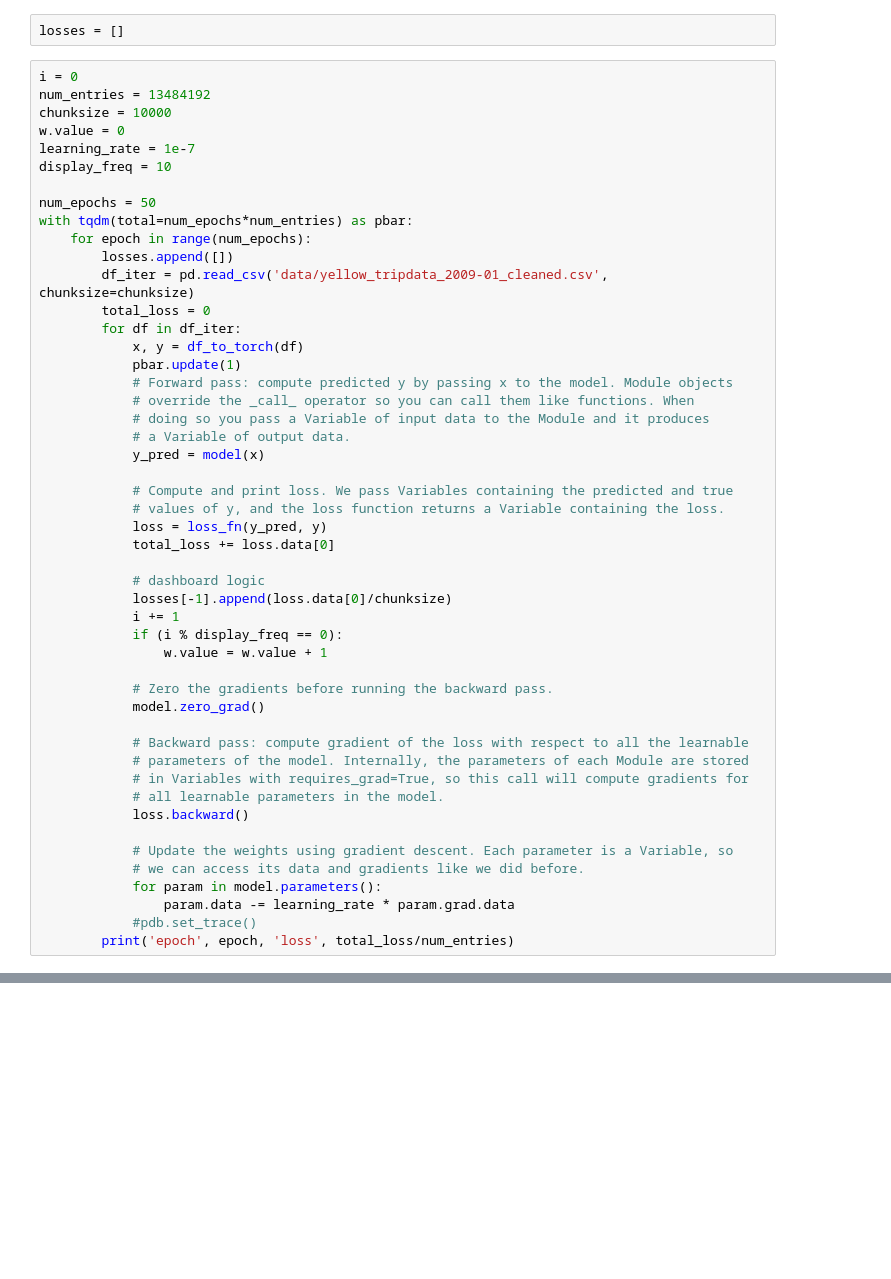
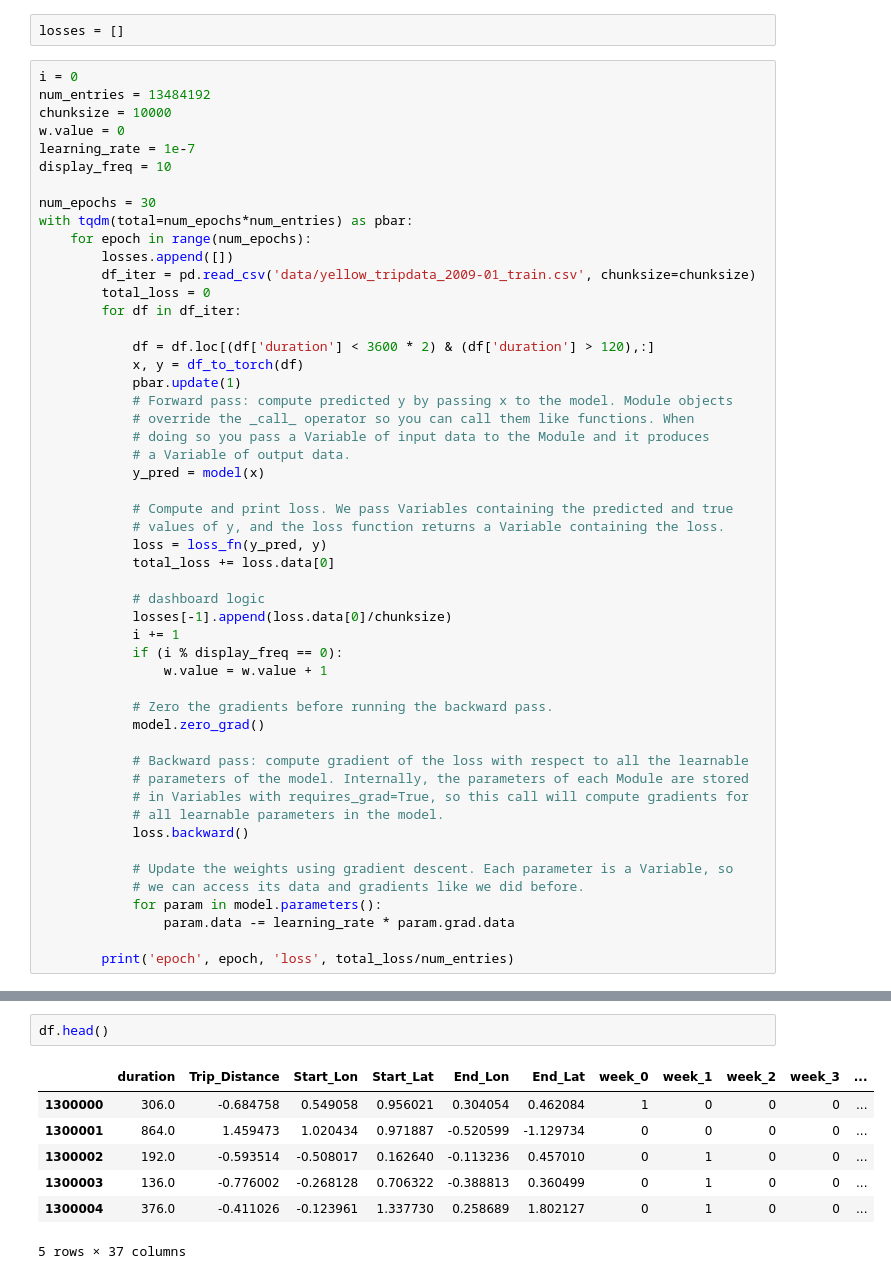
Before and after one commit to M20190649/cs281-final-taxi, a Jupyter notebook: 2017-10-25_FR_NN.ipynb, the cells around one changed output, grey strips where cells are left out. Cells and saved outputs as stored; diff of their text form; blank space fills up the shorter version.

```diff
--- a/2017-10-25_FR_NN.ipynb
+++ b/2017-10-25_FR_NN.ipynb
@@ -56,13 +56,15 @@ w.value = 0
 learning_rate = 1e-7
 display_freq = 10
 
-num_epochs = 50
+num_epochs = 30
 with tqdm(total=num_epochs*num_entries) as pbar:
     for epoch in range(num_epochs):
         losses.append([])
-        df_iter = pd.read_csv('data/yellow_tripdata_2009-01_cleaned.csv', chunksize=chunksize)
+        df_iter = pd.read_csv('data/yellow_tripdata_2009-01_train.csv', chunksize=chunksize)
         total_loss = 0
         for df in df_iter:
+
+            df = df.loc[(df['duration'] < 3600 * 2) & (df['duration'] > 120),:]
             x, y = df_to_torch(df)
             pbar.update(1)
             # Forward pass: compute predicted y by passing x to the model. Module objects
@@ -95,7 +97,7 @@ with tqdm(total=num_epochs*num_entries) as pbar:
             # we can access its data and gradients like we did before.
             for param in model.parameters():
                 param.data -= learning_rate * param.grad.data
-            #pdb.set_trace()
+
         print('epoch', epoch, 'loss', total_loss/num_entries)
 # %% [output]
 Failed to display Jupyter Widget of type HBox.
@@ -125,0 +221,10 @@ x
+# %%
+df.head()
+# %% [output]
+|  | duration | Trip_Distance | Start_Lon | Start_Lat | End_Lon | End_Lat | week_0 | week_1 | week_2 | week_3 | ... |
+| 1300000 | 306.0 | -0.684758 | 0.549058 | 0.956021 | 0.304054 | 0.462084 | 1 | 0 | 0 | 0 | ... |
+| 1300001 | 864.0 | 1.459473 | 1.020434 | 0.971887 | -0.520599 | -1.129734 | 0 | 0 | 0 | 0 | ... |
+| 1300002 | 192.0 | -0.593514 | -0.508017 | 0.162640 | -0.113236 | 0.457010 | 0 | 1 | 0 | 0 | ... |
+| 1300003 | 136.0 | -0.776002 | -0.268128 | 0.706322 | -0.388813 | 0.360499 | 0 | 1 | 0 | 0 | ... |
+| 1300004 | 376.0 | -0.411026 | -0.123961 | 1.337730 | 0.258689 | 1.802127 | 0 | 1 | 0 | 0 | ... |
+5 rows × 37 columns
```
Also changed, not shown: parts of 24 cells of this notebook.
